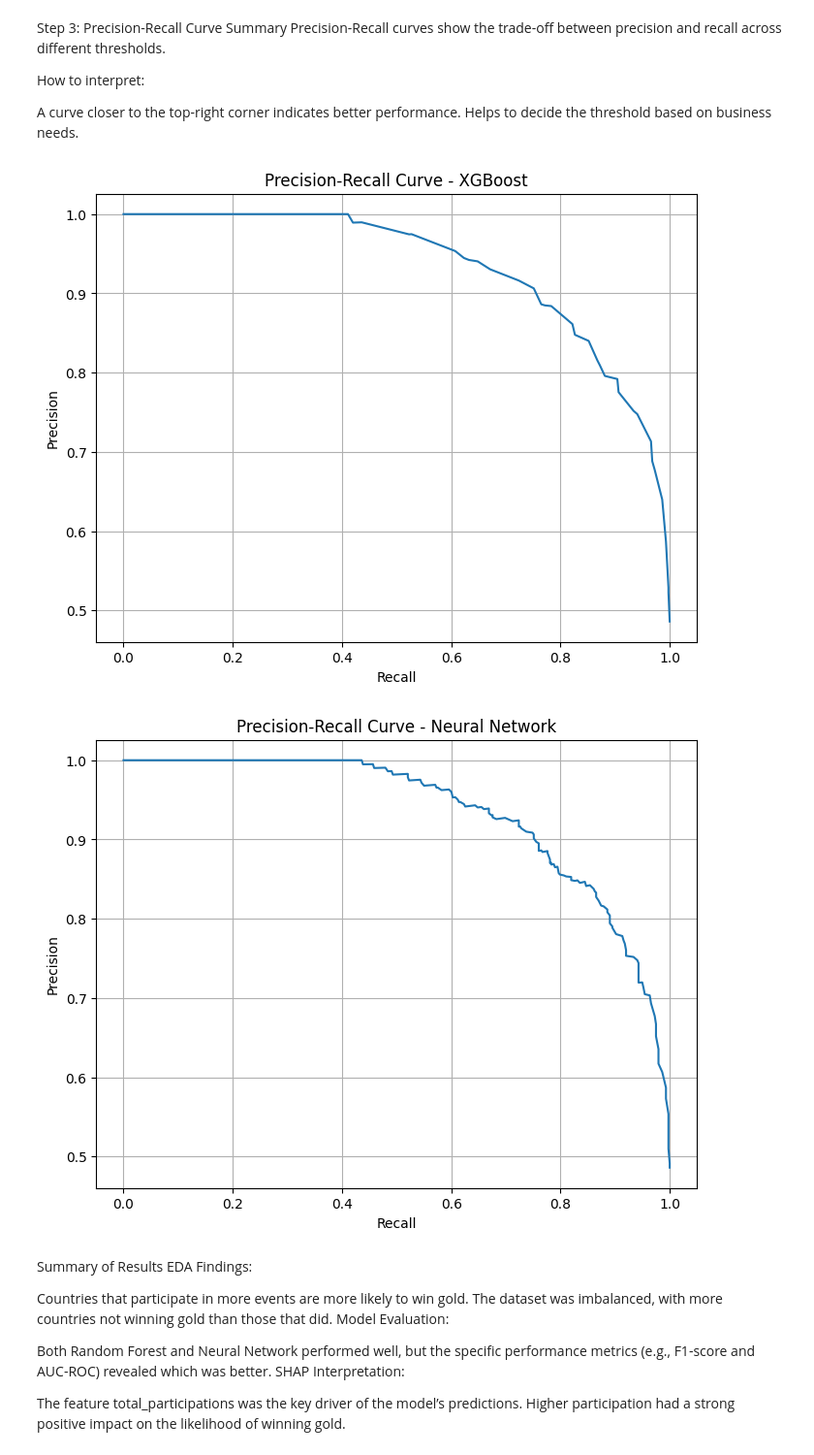
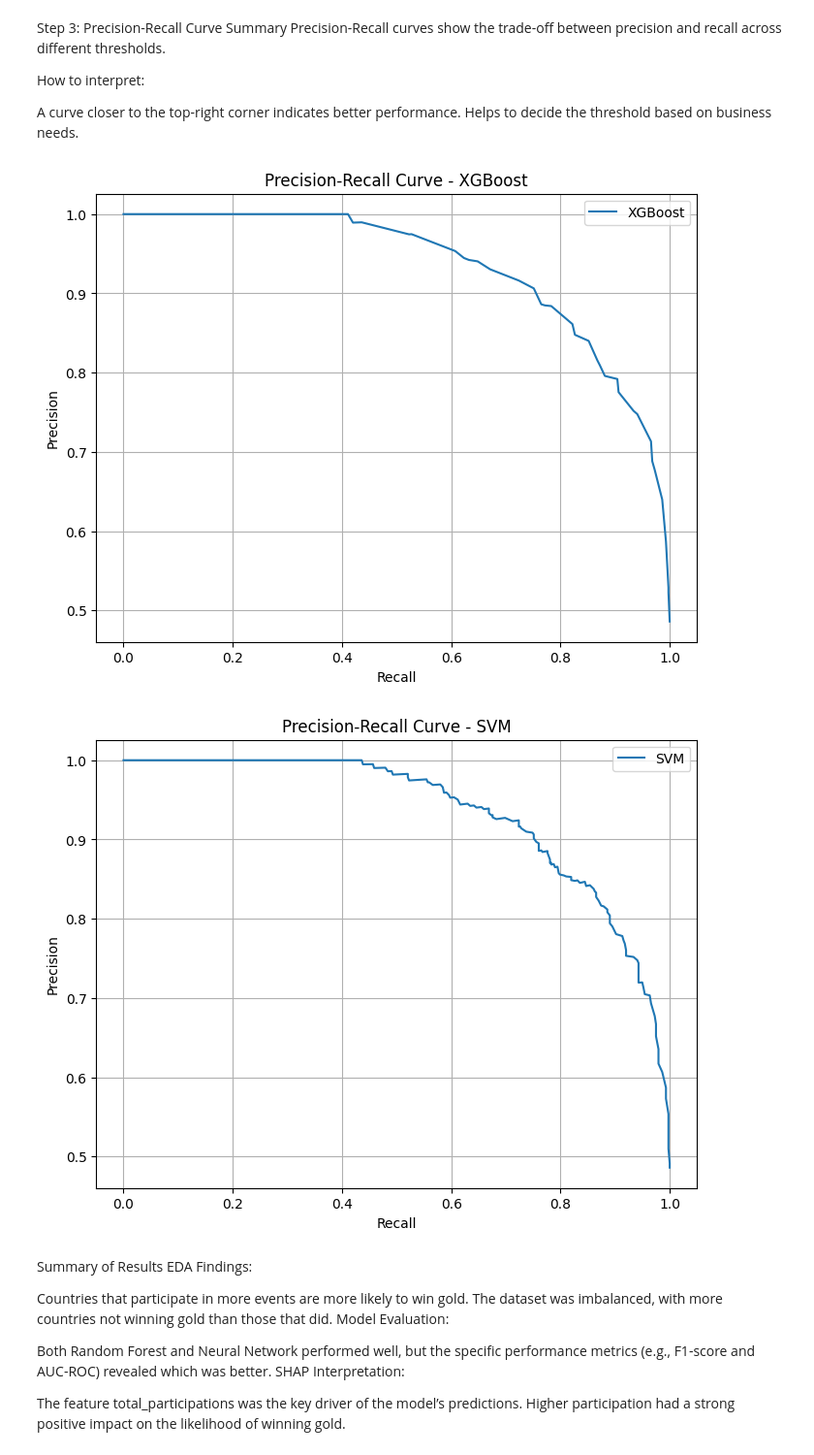
Before and after one commit to tabrezdn1/olympics-medal-prediction, a Jupyter notebook: main.ipynb, the cells around one changed output. Shown at 97% size. Cells and saved outputs as stored; diff of their text form; code cells hidden in the pictures.

```diff
--- a/main.ipynb
+++ b/main.ipynb
@@ -1435,24 +1531,33 @@ How to interpret:
 
 A curve closer to the top-right corner indicates better performance. Helps to decide the threshold based on business needs.
 # %%
+from sklearn.metrics import precision_recall_curve
+
+# Define the function to plot Precision-Recall Curve for any model
 def plot_precision_recall_curve(y_true, y_proba, model_name):
+    """
+    Plots the Precision-Recall curve for a given model.
+    """
     precision, recall, _ = precision_recall_curve(y_true, y_proba)
     plt.figure(figsize=(8, 6))
     plt.plot(recall, precision, label=f"{model_name}")
     plt.title(f"Precision-Recall Curve - {model_name}")
     plt.xlabel("Recall")
     plt.ylabel("Precision")
     plt.grid()
+    plt.legend()
     plt.show()
 
 # XGBoost Precision-Recall Curve
+y_xgb_proba = best_xgb.predict_proba(X_test)[:, 1]  # Ensure best_xgb is available
 plot_precision_recall_curve(y_test, y_xgb_proba, "XGBoost")
 
-# Neural Network Precision-Recall Curve
-plot_precision_recall_curve(y_test, y_nn_proba, "Neural Network")
+# SVM Precision-Recall Curve
+y_svm_proba = best_svm.predict_proba(X_test_scaled)[:, 1]  # Ensure best_svm is available
+plot_precision_recall_curve(y_test, y_svm_proba, "SVM")
 # %% [output]
-[figure, old version]
+[figure, new version]
-[figure, old version]
+[figure, new version]
 # %% [markdown]
 Summary of Results EDA Findings:
 
```
Also changed, not shown: parts of 16 cells of this notebook.
